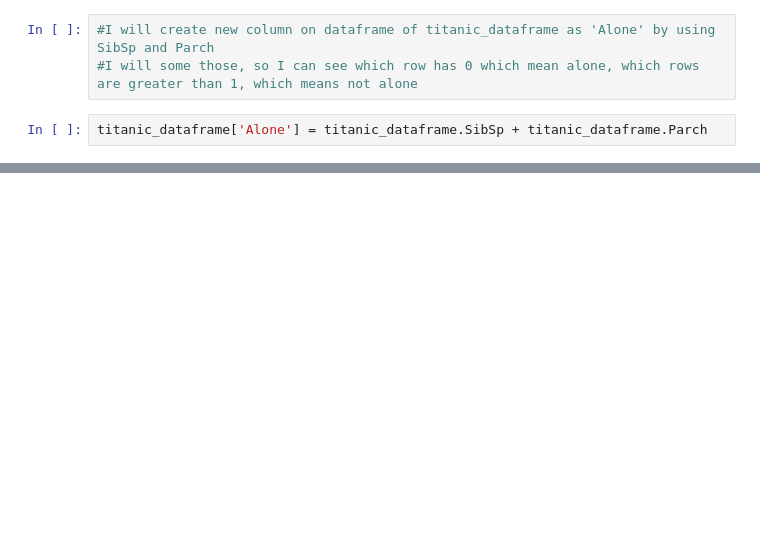
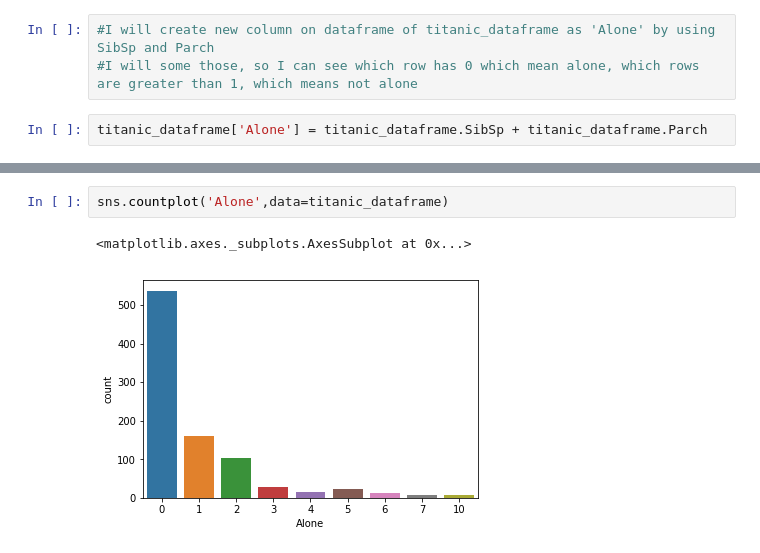
Before and after one commit to hkacmaz/Titanic-Passenger-Survivors, a Jupyter notebook: Titanic Survivors Analysis.ipynb, the cells around one changed output, grey strips where cells are left out. Drawn from its saved outputs; the diff is of its cells as text; blank space fills up the shorter version.

```diff
--- a/Titanic Survivors Analysis.ipynb
+++ b/Titanic Survivors Analysis.ipynb
@@ -245,3 +245,8 @@ titanic_dataframe[0:10]
 | 7 | 8 | 0 | 3 | Palsson, Master. Gosta Leonard | male | 2.0 | 3 | 1 | 349909 | 21.0750 | ... |
 | 8 | 9 | 1 | 3 | Johnson, Mrs. Oscar W (Elisabeth ... | female | 27.0 | 0 | 2 | 347742 | 11.1333 | ... |
 | 9 | 10 | 1 | 2 | Nasser, Mrs. Nicholas (Adele Achem) | female | 14.0 | 1 | 0 | 237736 | 30.0708 | ... |
+# %%
+sns.countplot('Alone',data=titanic_dataframe)
+# %% [output]
+<matplotlib.axes._subplots.AxesSubplot at 0x...>
+[figure, added]
```
Also changed, not shown: parts of 3 cells of this notebook.
